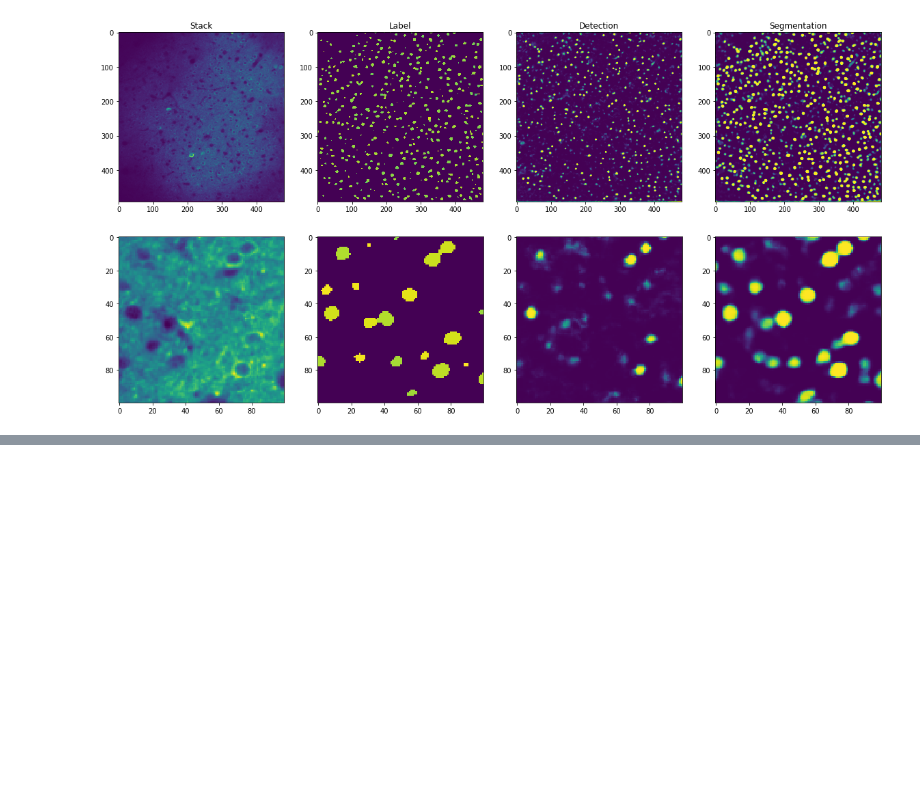
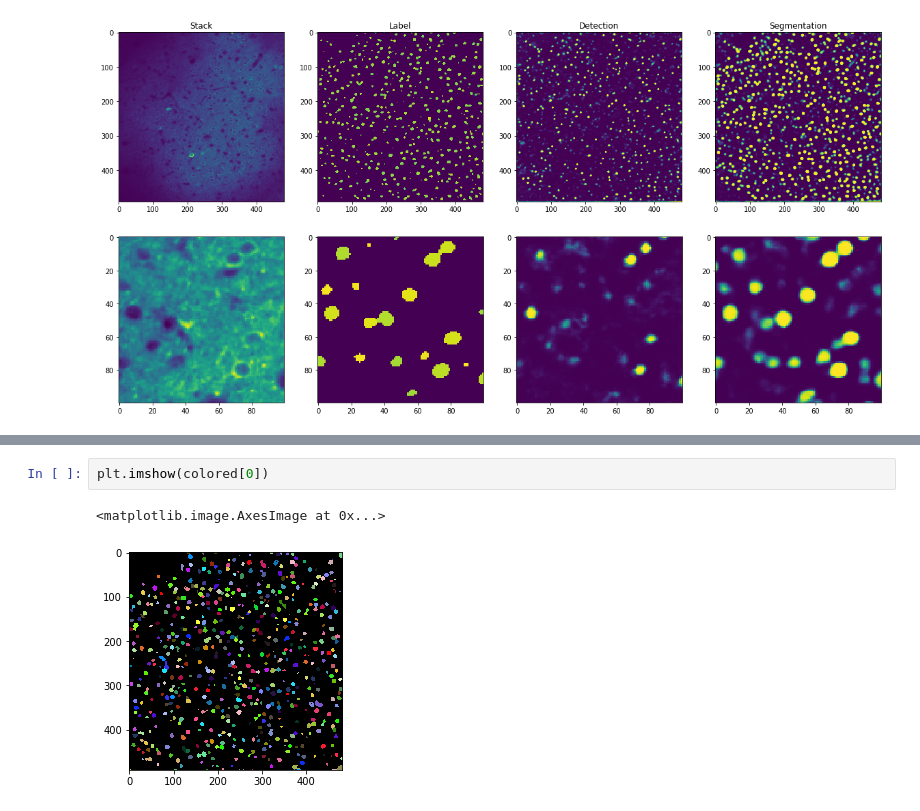
Before and after one commit to cajal/bl3d, a Jupyter notebook: Demo.ipynb, the cells around one changed output, grey strips where cells are left out. Drawn from its saved outputs; the diff is of its cells as text; blank space fills up the shorter version.

```diff
--- a/Demo.ipynb
+++ b/Demo.ipynb
@@ -114,0 +115,5 @@ axes[1, 2].imshow(colored[100, 200:300, 200:300])
+# %%
+plt.imshow(colored[0])
+# %% [output]
+<matplotlib.image.AxesImage at 0x...>
+[figure, added]
```
Also changed, not shown: parts of 1 cell of this notebook, 1 other file.
